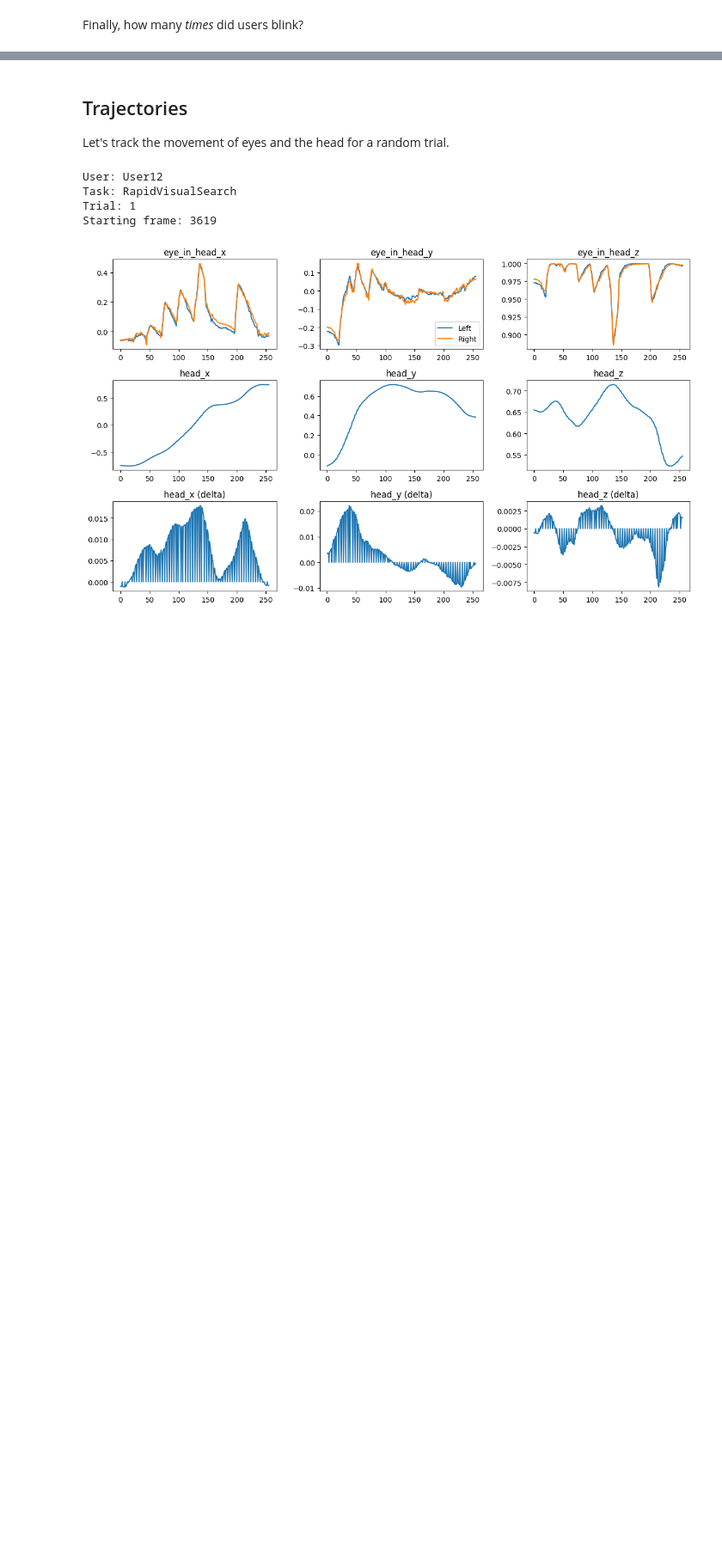
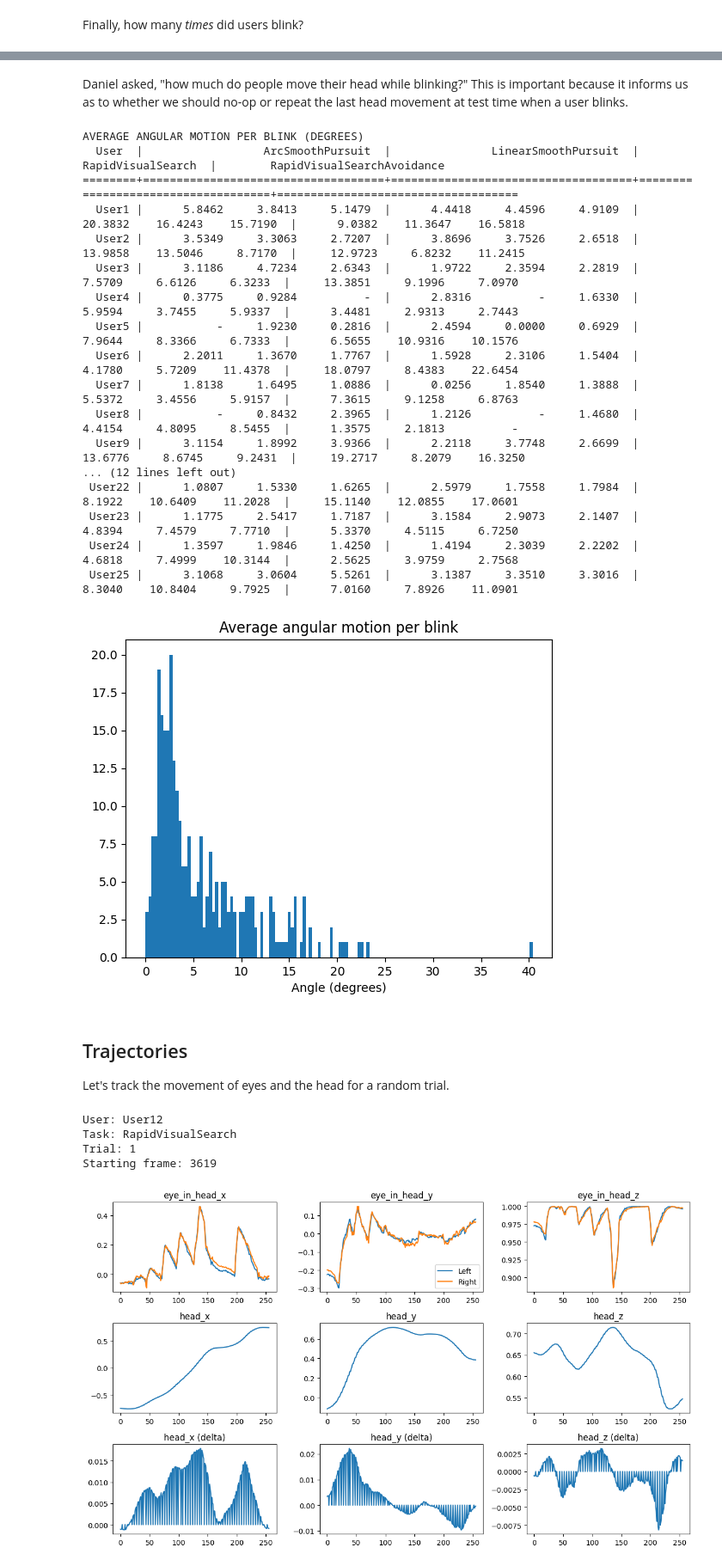
Before and after one commit to aria-lab-code/vr-exoskeleton, a Jupyter notebook: notebooks/explore.ipynb, the cells around one changed output, grey strips where cells are left out. Shown: that part at 86% size. Drawn from its saved outputs; the diff is of its cells as text; code cells hidden in the pictures; blank space fills up the shorter version.

```diff
--- a/notebooks/explore.ipynb
+++ b/notebooks/explore.ipynb
@@ -300,26 +297,26 @@ True
 
 Let's count how often each user blinks or winks for each trial.
 # %%
-user_task_trial_intervals = {user: {task: list() for task in tasks}
-                             for user in users}
+user_task_trial_intervals_blink = {user: {task: list() for task in tasks}
+                                   for user in users}
 for user in users:
     for task in tasks:
         for trial in range(data_utils.N_TRIALS):
             df = pd.read_csv(user_task_paths[user][task][trial])
             df_blink = df[(df[COL_EYE_L_Z] == 0.0) | (df[COL_EYE_R_Z] == 0.0)]
-            trial_intervals = list()
+            intervals_blink = list()
             if len(df_blink) > 0:  # User may not have blinked during a trial.
                 start_blink = df_blink.index[0]
                 for i in range(1, len(df_blink.index)):
                     if df_blink.index[i - 1] != df_blink.index[i] - 1:
-                        trial_intervals.append((start_blink, df_blink.index[i - 1]))
+                        intervals_blink.append((start_blink, df_blink.index[i - 1]))
                         start_blink = df_blink.index[i]
-                trial_intervals.append((start_blink, df_blink.index[-1]))
-            user_task_trial_intervals[user][task].append(trial_intervals)
+                intervals_blink.append((start_blink, df_blink.index[-1]))
+            user_task_trial_intervals_blink[user][task].append(intervals_blink)
 
 print('TOTAL NUMBER OF BLINKING FRAMES (OUT OF {:d})'.format(len(df_user0_task0_0)))
-print_user_task_table(lambda user_, task_: ' '.join('{:>10d}'.format(sum(end + 1 - start for start, end in trial_intervals))
-                                                    for trial_intervals in user_task_trial_intervals[user_][task_]))
+print_user_task_table(lambda user_, task_: ' '.join('{:>10d}'.format(sum(end + 1 - start for start, end in intervals_blink))
+                                                    for intervals_blink in user_task_trial_intervals_blink[user_][task_]))
 # %% [output]
 TOTAL NUMBER OF BLINKING FRAMES (OUT OF 10801)
   User  |                  ArcSmoothPursuit  |               LinearSmoothPursuit  |                 RapidVisualSearch  |        RapidVisualSearchAvoidance
@@ -397,6 +394,65 @@ NUMBER OF CONTIGUOUS BLINKING SEGMENTS
  User23 |          22         49          9  |           6         11          5  |          17         25         23  |          26         39         33
  User24 |          30         28         10  |          17         42         37  |          23         15         13  |          25         17         18
  User25 |         212        139         99  |         149        191        177  |         140        148        168  |         121        147        167
+# %% [markdown]
+Daniel asked, "how much do people move their head while blinking?" This is important because it informs us as to whether we should no-op or repeat the last head movement at test time when a user blinks.
+# %%
+slice_head = slice(7, 10)
+
+user_task_trial_blink_angle_mean = dict()
+angle_means = list()
+for user in users:
+    user_task_trial_blink_angle_mean[user] = dict()
+    for task in tasks:
+        user_task_trial_blink_angle_mean[user][task] = list()
+        for trial in range(data_utils.N_TRIALS):
+            df = pd.read_csv(user_task_paths[user][task][trial])
+            data = df.to_numpy()
+            angles = list()
+            intervals_blink = user_task_trial_intervals_blink[user][task][trial]
+            for start, end in intervals_blink:
+                # Even if a blinking segment lasts only one frame, i.e., start == end, the angle will be 0.
+                v1 = data[start, slice_head]
+                v2 = data[end, slice_head]
+                angle = spatial.to_angle_difference([v1], [v2])
+                angles.append(angle)
+
+            if len(angles) == 0:
+                user_task_trial_blink_angle_mean[user][task].append(None)
+                continue
+
+            angles = np.concatenate(angles) / np.pi * 180
+            mean = np.mean(angles)
+            user_task_trial_blink_angle_mean[user][task].append(mean)
+            angle_means.append(mean)
+
+print('AVERAGE ANGULAR MOTION PER BLINK (DEGREES)')
+print_user_task_table(lambda user_, task_: ' '.join((' ' * 9 + '-') if angle_mean is None else f'{angle_mean:>10.4f}'
+                                                    for angle_mean in user_task_trial_blink_angle_mean[user_][task_]))
+
+plt.hist(angle_means, bins=128)
+plt.title('Average angular motion per blink')
+plt.xlabel('Angle (degrees)')
+plt.show()
+# %% [output]
+AVERAGE ANGULAR MOTION PER BLINK (DEGREES)
+  User  |                  ArcSmoothPursuit  |               LinearSmoothPursuit  |                 RapidVisualSearch  |        RapidVisualSearchAvoidance
+========+====================================+====================================+====================================+====================================
+  User1 |      5.8462     3.8413     5.1479  |      4.4418     4.4596     4.9109  |     20.3832    16.4243    15.7190  |      9.0382    11.3647    16.5818
+  User2 |      3.5349     3.3063     2.7207  |      3.8696     3.7526     2.6518  |     13.9858    13.5046     8.7170  |     12.9723     6.8232    11.2415
+  User3 |      3.1186     4.7234     2.6343  |      1.9722     2.3594     2.2819  |      7.5709     6.6126     6.3233  |     13.3851     9.1996     7.0970
+  User4 |      0.3775     0.9284          -  |      2.8316          -     1.6330  |      5.9594     3.7455     5.9337  |      3.4481     2.9313     2.7443
+  User5 |           -     1.9230     0.2816  |      2.4594     0.0000     0.6929  |      7.9644     8.3366     6.7333  |      6.5655    10.9316    10.1576
+  User6 |      2.2011     1.3670     1.7767  |      1.5928     2.3106     1.5404  |      4.1780     5.7209    11.4378  |     18.0797     8.4383    22.6454
+  User7 |      1.8138     1.6495     1.0886  |      0.0256     1.8540     1.3888  |      5.5372     3.4556     5.9157  |      7.3615     9.1258     6.8763
+  User8 |           -     0.8432     2.3965  |      1.2126          -     1.4680  |      4.4154     4.8095     8.5455  |      1.3575     2.1813          -
+  User9 |      3.1154     1.8992     3.9366  |      2.2118     3.7748     2.6699  |     13.6776     8.6745     9.2431  |     19.2717     8.2079    16.3250
+... (12 lines left out)
+ User22 |      1.0807     1.5330     1.6265  |      2.5979     1.7558     1.7984  |      8.1922    10.6409    11.2028  |     15.1140    12.0855    17.0601
+ User23 |      1.1775     2.5417     1.7187  |      3.1584     2.9073     2.1407  |      4.8394     7.4579     7.7710  |      5.3370     4.5115     6.7250
+ User24 |      1.3597     1.9846     1.4250  |      1.4194     2.3039     2.2202  |      4.6818     7.4999    10.3144  |      2.5625     3.9759     2.7568
+ User25 |      3.1068     3.0604     5.5261  |      3.1387     3.3510     3.3016  |      8.3040    10.8404     9.7925  |      7.0160     7.8926    11.0901
+[figure, added]
 # %% [markdown]
 ## Trajectories
 
```
Also changed, not shown: parts of 11 cells of this notebook, 10 other files.
